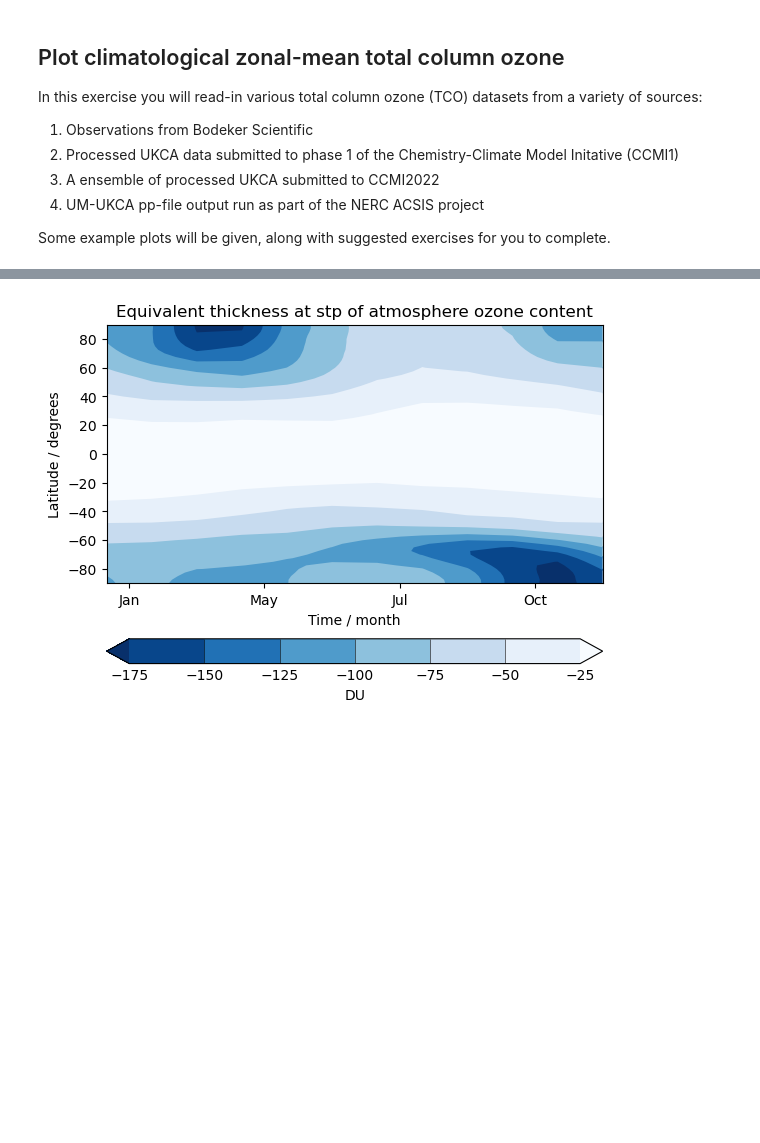
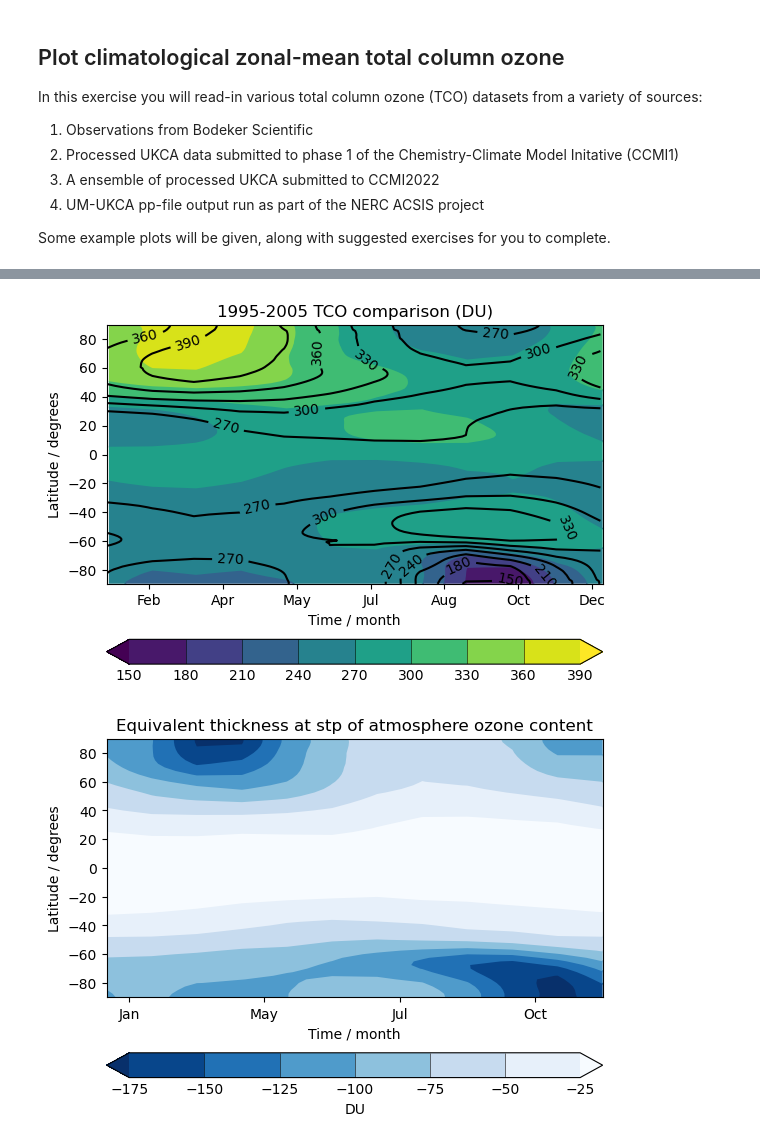
Before and after one commit to theabro/ukca, a Jupyter notebook: Tutorials/UMvn13.0/notebooks/iris_toz04.ipynb, the cells around one changed output, grey strips where cells are left out. Cells and saved outputs as stored; diff of their text form; code cells hidden in the pictures; blank space fills up the shorter version.

Commit message:
further changes - fixes for toz04 to allow for Bodeker comparison

```diff
--- a/Tutorials/UMvn13.0/notebooks/iris_toz04.ipynb
+++ b/Tutorials/UMvn13.0/notebooks/iris_toz04.ipynb
@@ -71,3 +74,32 @@ plt.show()
+# %%
+# read observations
+obs=iris.load_cube(obsdata,'equivalent_thickness_at_stp_of_atmosphere_ozone_content')
+# %%
+# add the months to allow for aggregation
+iris.coord_categorisation.add_month(obs,'time')
+
+# extract the data - same tconstr from before
+obs_2000=obs.extract(tconstr)
+
+# aggregate by month to produce a climatology
+obs_clim = obs_2000.aggregated_by('month', iris.analysis.MEAN)
+
+# zonally mean the data for plotting
+obs_zm=obs_clim.collapsed('longitude',iris.analysis.MEAN)
+# %%
+# plot the data
+qplt.contourf(ukca_zm, clevs, extend='both')
+CS=qplt.contour(obs_zm, clevs, colors='k')
+# put labels on the contour lines
+plt.gca().clabel(CS, CS.levels, inline=True, fontsize=10)
+# use month names
+plt.gca().xaxis.set_major_formatter(mdates.DateFormatter('%b'))
+plt.xlabel('Time / month')
+# give a plot title
+plt.title('1995-2005 TCO comparison (DU)')
+plt.show()
+# %% [output]
+[figure, added]
 # %%
 # now lets consider the CCMI1 data, and compare the 2000s with the 1960s
 # 10-year files for CCMI1, need to remove differing attributes
```
Also changed, not shown: parts of 2 cells of this notebook, 5 other files.
